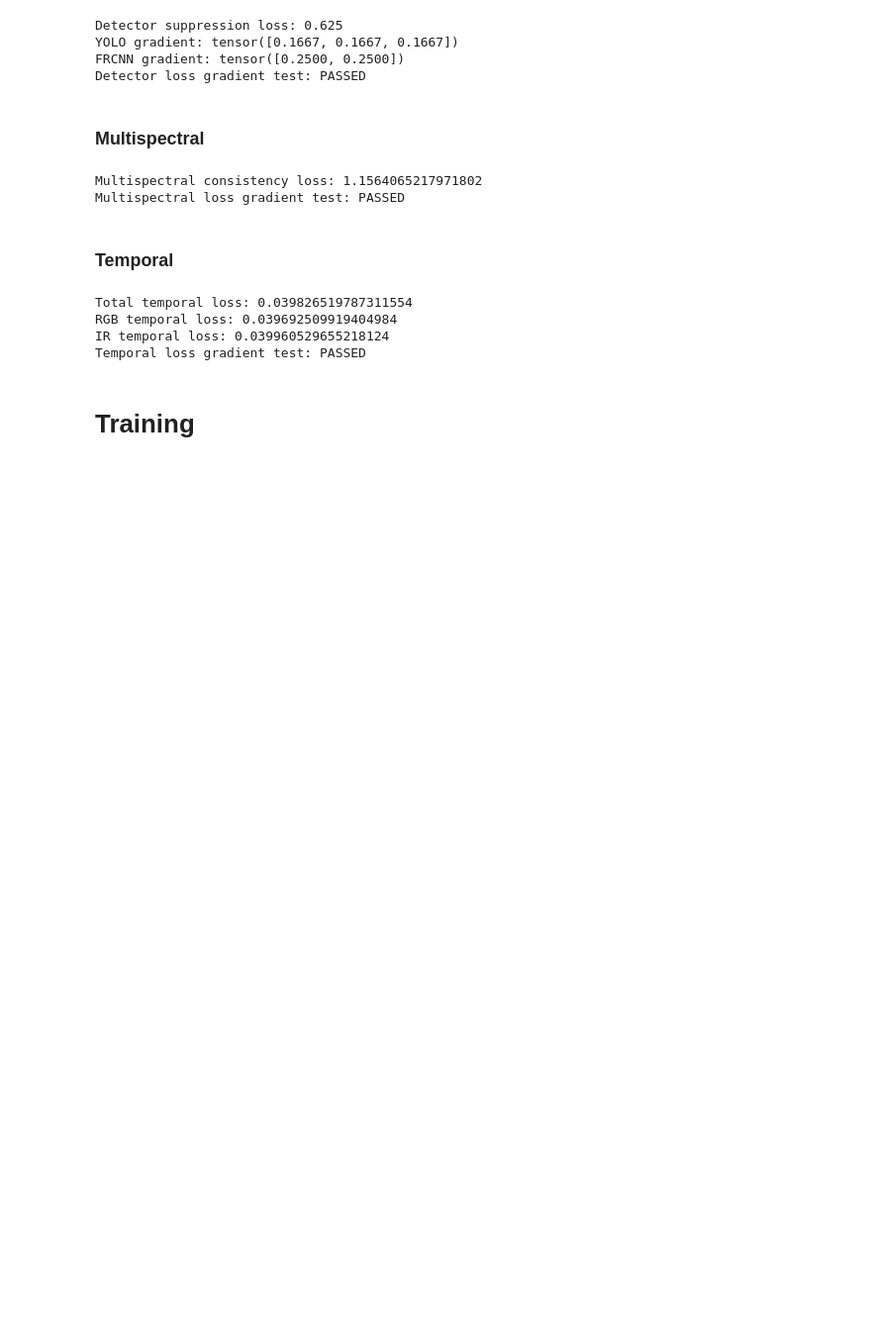
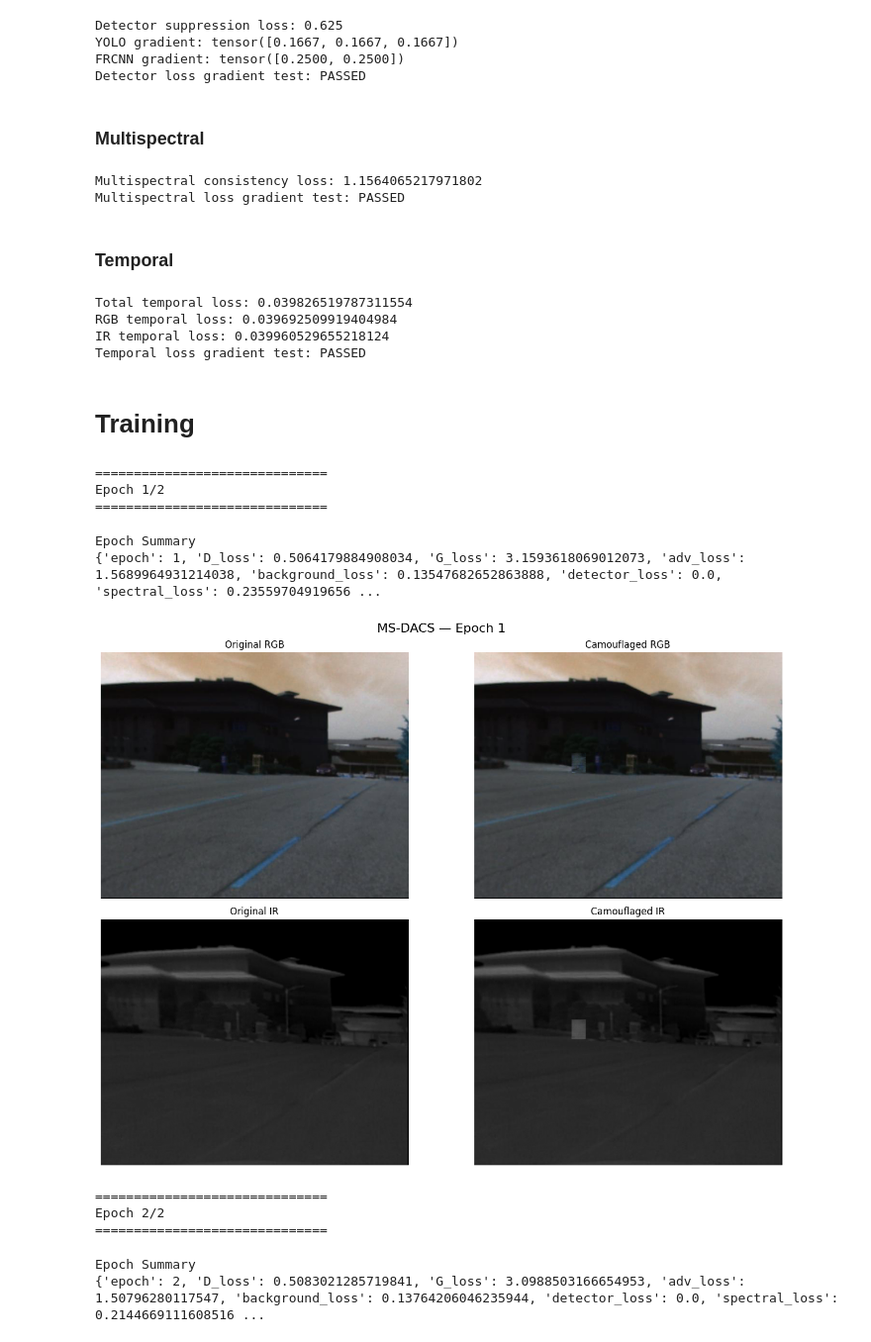
Before and after one commit to Debnath-Goutam/MS-DACS, a Jupyter notebook: MSDACS_Updated.ipynb, the cells around one changed output. Shown at 99% size. Saved outputs shown, nothing was run; the diff lists cells and outputs as text; code cells hidden in the pictures; blank space fills up the shorter version.

```diff
--- a/MSDACS_Updated.ipynb
+++ b/MSDACS_Updated.ipynb
@@ -2545,2 +2588,10 @@ train_loader = DataLoader(
+# %%
+optimizer_D = torch.optim.Adam(
+    list(rgb_discriminator.parameters())
+    +
+    list(ir_discriminator.parameters()),
+    lr=2e-4,
+    betas=(0.5, 0.999)
+)
 # %% [markdown]
 # Training
@@ -2546,0 +2939,30 @@ train_loader = DataLoader(
+# %%
+visualization_sample = None
+
+
+for sample in training_data:
+
+    if len(sample[5]) > 0:
+
+        visualization_sample = sample
+
+        break
+
+
+assert visualization_sample is not None, \
+    "No pedestrian sample available for visualization."
+
+
+print(
+    "Visualization sample selected."
+)
+
+print(
+    "Number of pedestrians:",
+    len(visualization_sample[5])
+)
+
+print(
+    "RGB path:",
+    visualization_sample[7]
+)
@@ -4654,30 +5109,44 @@ Temporal loss gradient test: PASSED
 # %%
 test_history = train_msdacs(
 
     train_loader=train_loader,
 
     motion_encoder=motion_encoder,
     context_encoder=context_encoder,
     fusion_module=fusion_module,
     generator=generator,
 
     rgb_discriminator=rgb_discriminator,
     ir_discriminator=ir_discriminator,
 
     optimizer_G=optimizer_G,
     optimizer_D=optimizer_D,
 
     device=device,
 
-    epochs=1,
+    epochs=2,
 
     lambda_adv=1.0,
     lambda_background=10.0,
 
     # temporarily disabled
     lambda_detector=0.0,
 
     lambda_spectral=1.0,
 
-    max_batches=5
+    visualization_sample=visualization_sample,
+
+    # max_batches=5
 )
+# %% [output]
+==============================
+Epoch 1/2
+==============================
+Epoch Summary
+{'epoch': 1, 'D_loss': 0.5064179884908034, 'G_loss': 3.1593618069012073, 'adv_loss': 1.5689964931214038, 'background_loss': 0.13547682652863888, 'detector_loss': 0.0, 'spectral_loss': 0.23559704919656 ...
+[figure, added]
+==============================
+Epoch 2/2
+==============================
+Epoch Summary
+{'epoch': 2, 'D_loss': 0.5083021285719841, 'G_loss': 3.0988503166654953, 'adv_loss': 1.50796280117547, 'background_loss': 0.13764206046235944, 'detector_loss': 0.0, 'spectral_loss': 0.2144669111608516 ...
```
Also changed, not shown: parts of 14 cells of this notebook.
